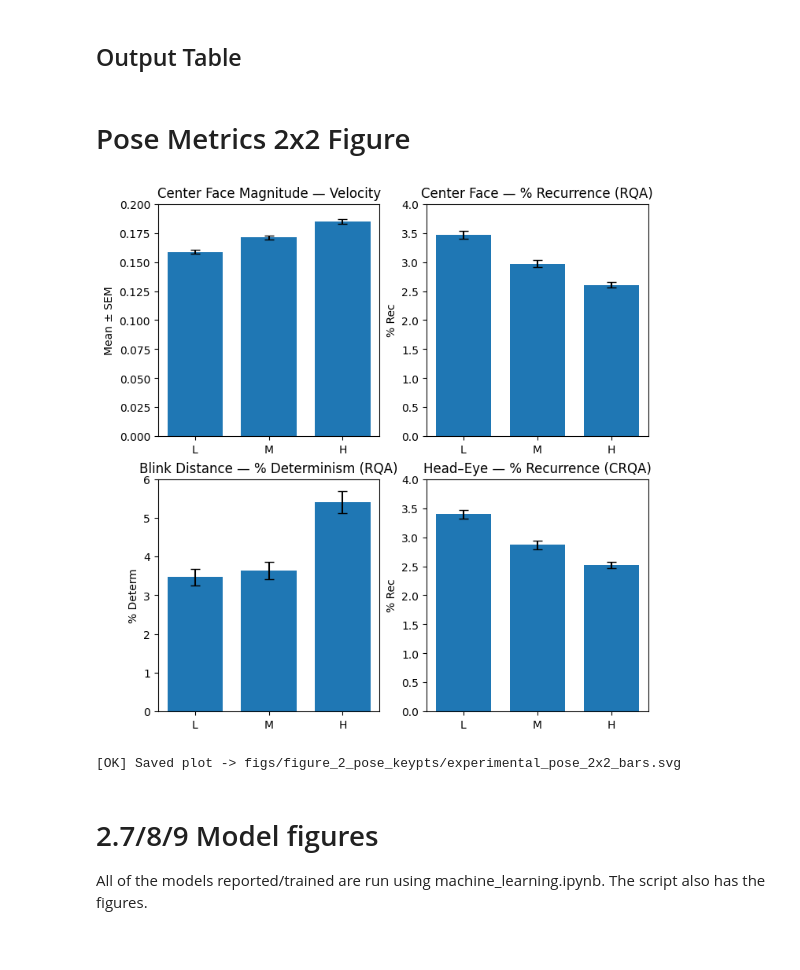
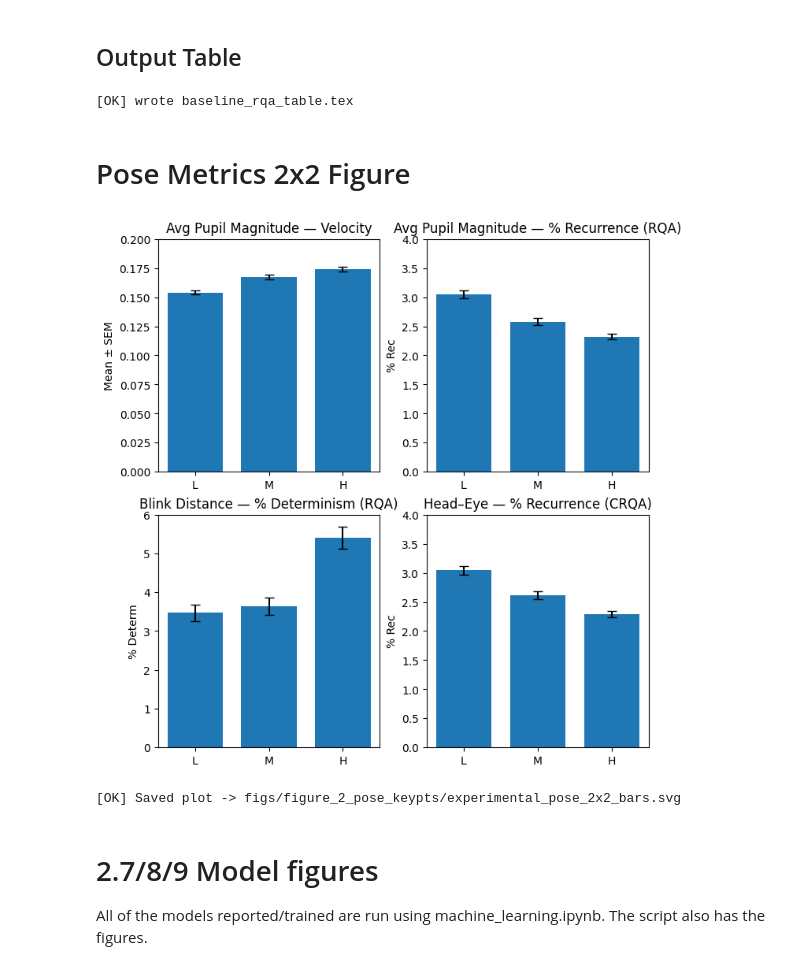
Before and after one commit to MInD-Laboratory/Measuring_Workload_Dynamics_in_OpenMATB, a Jupyter notebook: manuscript.ipynb, the cells around one changed output. Saved outputs shown, nothing was run; the diff lists cells and outputs as text; code cells hidden in the pictures.

Commit message:
fixed magnitude error and reran models

```diff
--- a/manuscript.ipynb
+++ b/manuscript.ipynb
@@ -870,9 +870,19 @@ for metric in metric_cols:
         print(f"[SKIP error] {metric}: {e}")
 
 # sort regions and their metrics for stable output
+# sort regions and their metrics for stable output
 desired_order = ["Vel", "Acc", "Rms"]
-grouped_rows[r] = sorted(grouped_rows[r],
-                         key=lambda x: desired_order.index(x[0]))
+for region in grouped_rows:
+    grouped_rows[region] = sorted(
+        grouped_rows[region],
+        key=lambda x: desired_order.index(x[0]) if x[0] in desired_order else len(desired_order)
+    )
+
+sorted_regions = sorted(grouped_rows.keys())
+
+# desired_order = ["Vel", "Acc", "Rms"]
+# grouped_rows[r] = sorted(grouped_rows[r],
+#                          key=lambda x: desired_order.index(x[0]))
 
 latex_lines = [
     r"\begin{tabular}{llcc|cc|cc}",
@@ -909,8 +921,8 @@ from math import sqrt
 from scipy.stats import norm  # for p-values
 
 # ---- CONFIG ----
-DATA_FILE   = "data/rqa/baseline_pose_rqa.csv"  # change to # experimental data if needed
-OUTPUT_FILE = "baseline_rqa_table.tex" # change to # experimental output if needed
+DATA_FILE   = "data/rqa/baseline_pose_rqa.csv"  # change to # baseline data if needed
+OUTPUT_FILE = "baseline_rqa_table.tex" # change to # baseline output if needed
 
 # columns that are NOT dependent variables
 NON_METRIC_COLS = {
@@ -1021,6 +1033,8 @@ with open(OUTPUT_FILE, "w") as f:
     f.write("\n".join(lines))
 
 print(f"[OK] wrote {OUTPUT_FILE}")
+# %% [output]
+[OK] wrote baseline_rqa_table.tex
 # %% [markdown]
 # Pose Metrics 2x2 Figure
 # %%
@@ -1033,7 +1047,7 @@ import matplotlib.ticker as mticker
 # ---- Files ----
 POSE_METRICS = "data/linear_pose_metrics/experimental_pose_metrics.csv"
 RQA_FILE     = "data/rqa/experimental_pose_rqa.csv"
-CRQA_FILE    = "data/rqa/experimental_pose_crqa_head_eye.csv"  # fallback if not merged into RQA
+CRQA_FILE    = "data/rqa/experimental_pose_crqa_head_eye_x.csv"  # fallback if not merged into RQA
 
 COND_ORDER = ["L", "M", "H"]
 
@@ -1049,7 +1063,7 @@ def sem(series):
 def find_velocity_col(cols):
     """Prefer the canonical column name; fall back to fuzzy matches."""
     # canonical from your pipeline
-    preferred = "center_face_magnitude_mean_abs_vel"
+    preferred = "center_face_x_mean_abs_vel"
     if preferred in cols:
         return preferred
     # fuzzy: allow 'centre' vs 'center', allow suffix variations
@@ -1092,7 +1106,7 @@ agg_pose = pose.groupby("condition")[vel_col].agg(["mean", sem]).reindex(COND_OR
 # Top-right: center_face perc_recur from RQA
 if "column" not in rqa.columns:
     raise KeyError("RQA file must be in long format with a 'column' field (e.g., 'center_face_magnitude').")
-rqa_cf = rqa[rqa["column"] == "center_face_magnitude"].copy()
+rqa_cf = rqa[rqa["column"] == "avg_pupil_magnitude"].copy()
 agg_rqa_cf = rqa_cf.groupby("condition")["perc_recur"].agg(["mean", sem]).reindex(COND_ORDER)
 
 # Bottom-left: blink_dist perc_determ from RQA
@@ -1104,36 +1118,36 @@ agg_crqa = crqa.groupby("condition")["perc_recur"].agg(["mean", sem]).reindex(CO
 
 # ---------- Plot ----------
 fig, axes = plt.subplots(2, 2, figsize=(7, 7), constrained_layout=True)
 
 def barplot(ax, agg, title, ylabel, ylim=None):
     idx = np.arange(len(COND_ORDER))
     means = agg["mean"].to_numpy(dtype=float)
     errs  = agg["sem"].to_numpy(dtype=float)
     ax.bar(idx, means, yerr=errs, capsize=4, width=0.75)
     ax.set_xticks(idx)
     ax.set_xticklabels(COND_ORDER)
     ax.set_title(title)
     ax.set_ylabel(ylabel)
     ax.set_xlim(-0.5, len(COND_ORDER)-0.5)
     #ax.yaxis.set_major_formatter(mticker.FormatStrFormatter('%.2f'))
     #ax.yaxis.set_major_locator(mticker.MaxNLocator(nbins=5))
     if ylim is not None:
         ax.set_ylim(ylim)
 
 # You can tweak these per-panel limits
-barplot(axes[0,0], agg_pose,      "Center Face Magnitude — Velocity",          "Mean ± SEM", (0, 0.2))
-barplot(axes[0,1], agg_rqa_cf,    "Center Face — % Recurrence (RQA)",          "% Rec",      (0, 4))
+barplot(axes[0,0], agg_pose,      "Avg Pupil Magnitude — Velocity",          "Mean ± SEM", (0, 0.2))
+barplot(axes[0,1], agg_rqa_cf,    "Avg Pupil Magnitude — % Recurrence (RQA)",          "% Rec",      (0, 4))
 barplot(axes[1,0], agg_rqa_blink, "Blink Distance — % Determinism (RQA)",      "% Determ",   (0, 6))
 barplot(axes[1,1], agg_crqa,      "Head–Eye — % Recurrence (CRQA)",            "% Rec",      (0, 4))
 
 # Save and show
 os.makedirs("figs", exist_ok=True)
 out_path = "figs/figure_2_pose_keypts/experimental_pose_2x2_bars.svg"
 plt.savefig(out_path, dpi=300)
 plt.show()
 print(f"[OK] Saved plot -> {out_path}")
 # %% [output]
-[figure, old version]
+[figure, new version]
 [OK] Saved plot -> figs/figure_2_pose_keypts/experimental_pose_2x2_bars.svg
 # %% [markdown]
 # 2.7/8/9 Model figures
```
Also changed, not shown: parts of 2 cells of this notebook, 47 other files.
